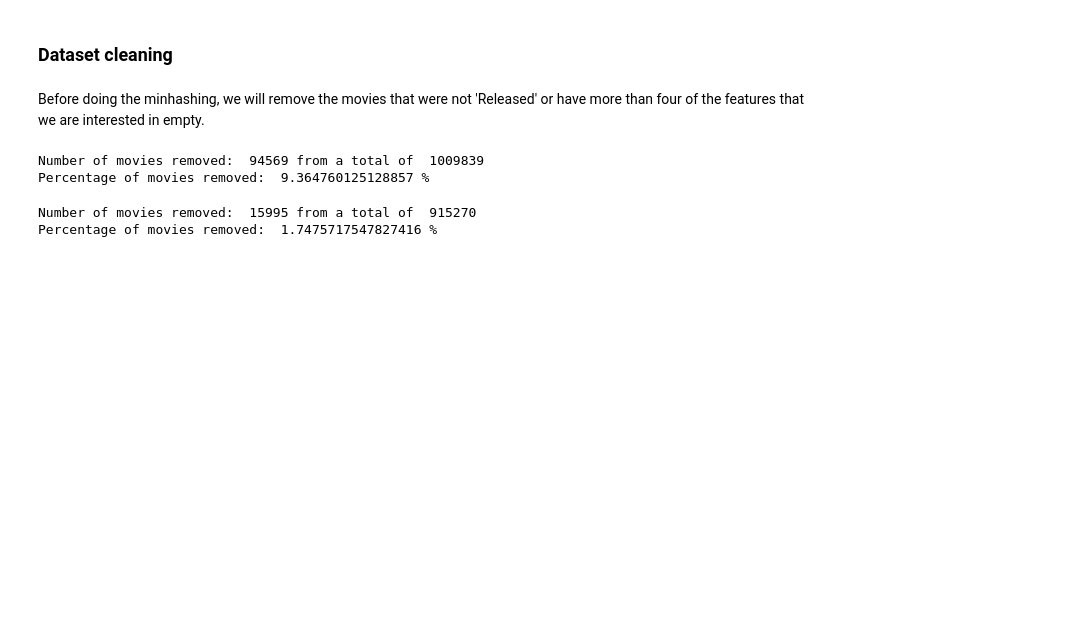
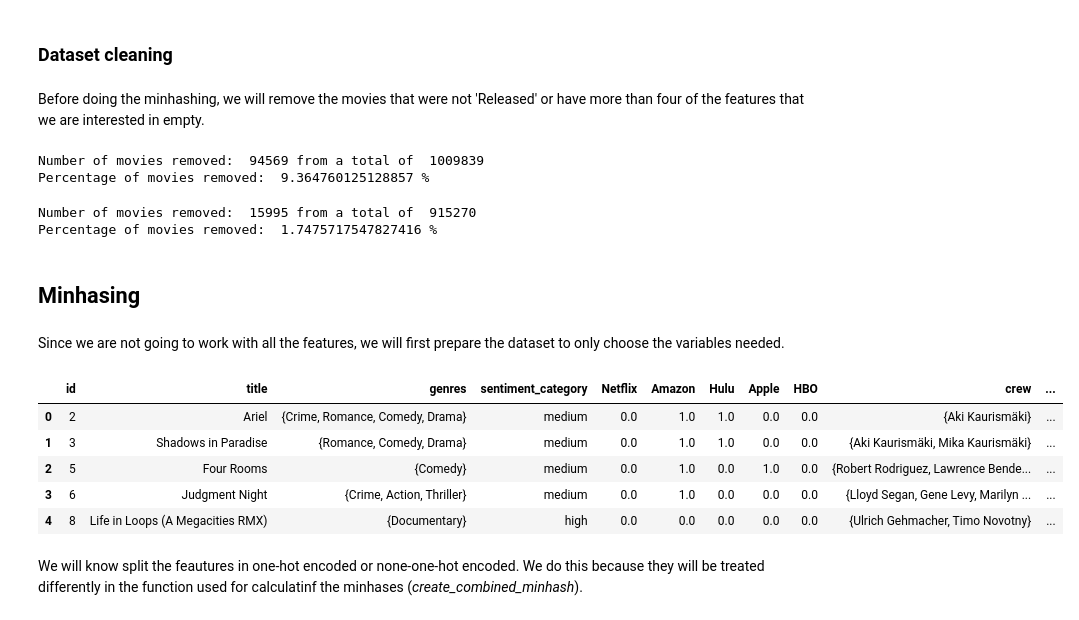
Before and after one commit to paulagambus/ctds_project, a Jupyter notebook: ctds_g6_project.ipynb, the cells around one changed output. Saved outputs shown, nothing was run; the diff lists cells and outputs as text; code cells hidden in the pictures; blank space fills up the shorter version.

```diff
--- a/ctds_g6_project.ipynb
+++ b/ctds_g6_project.ipynb
@@ -359,3 +368,20 @@ print("Percentage of movies removed: ", (initial_count - final_count) / initial_
 # %% [output]
 Number of movies removed:  15995 from a total of  915270
 Percentage of movies removed:  1.7475717547827416 %
+# %% [markdown]
+## Minhasing
+# %% [markdown]
+Since we are not going to work with all the features, we will first prepare the dataset to only choose the variables needed.
+# %%
+data = main_complete[['id', 'title', 'genres', 'sentiment_category', 'Netflix', 'Amazon', 'Hulu', 'Apple', 'HBO', 'crew', 'production_companies', 'production_countries', 'imdb_votes', 'imdb_rating']]
+# %%
+data.head()
+# %% [output]
+|  | id | title | genres | sentiment_category | Netflix | Amazon | Hulu | Apple | HBO | crew | ... |
+| 0 | 2 | Ariel | {Crime, Romance, Comedy, Drama} | medium | 0.0 | 1.0 | 1.0 | 0.0 | 0.0 | {Aki Kaurismäki} | ... |
+| 1 | 3 | Shadows in Paradise | {Romance, Comedy, Drama} | medium | 0.0 | 1.0 | 1.0 | 0.0 | 0.0 | {Aki Kaurismäki, Mika Kaurismäki} | ... |
+| 2 | 5 | Four Rooms | {Comedy} | medium | 0.0 | 1.0 | 0.0 | 1.0 | 0.0 | {Robert Rodriguez, Lawrence Bende... | ... |
+| 3 | 6 | Judgment Night | {Crime, Action, Thriller} | medium | 0.0 | 1.0 | 0.0 | 0.0 | 0.0 | {Lloyd Segan, Gene Levy, Marilyn ... | ... |
+| 4 | 8 | Life in Loops (A Megacities RMX) | {Documentary} | high | 0.0 | 0.0 | 0.0 | 0.0 | 0.0 | {Ulrich Gehmacher, Timo Novotny} | ... |
+# %% [markdown]
+We will know split the feautures in one-hot encoded or none-one-hot encoded. We do this because they will be treated differently in the function used for calculatinf the minhases (*create_combined_minhash*).
```
Also changed, not shown: parts of 7 cells of this notebook, 1 other file.
